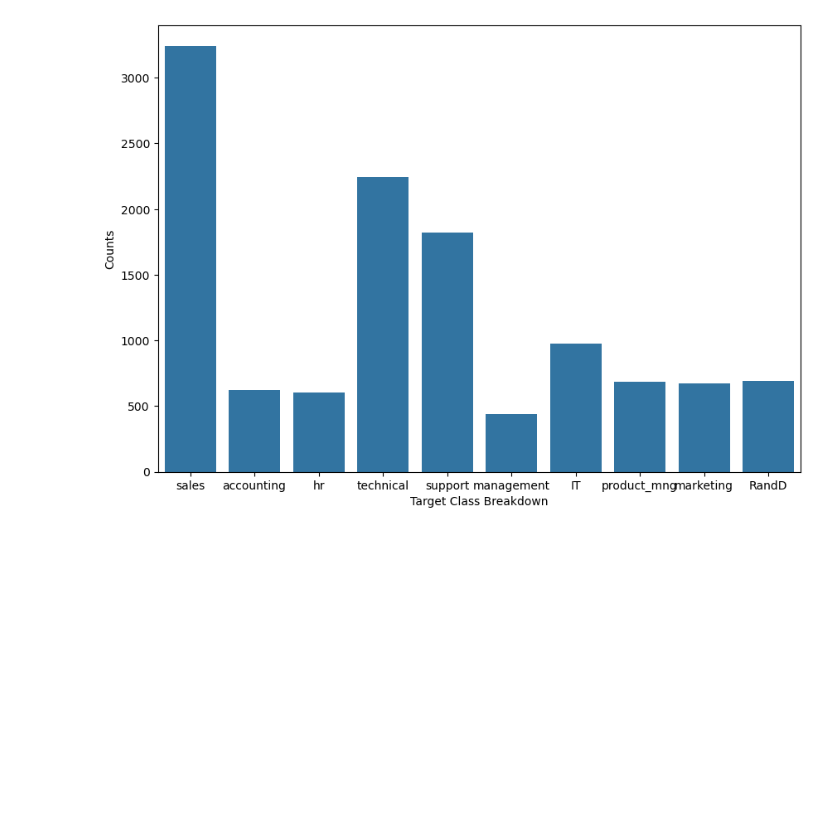
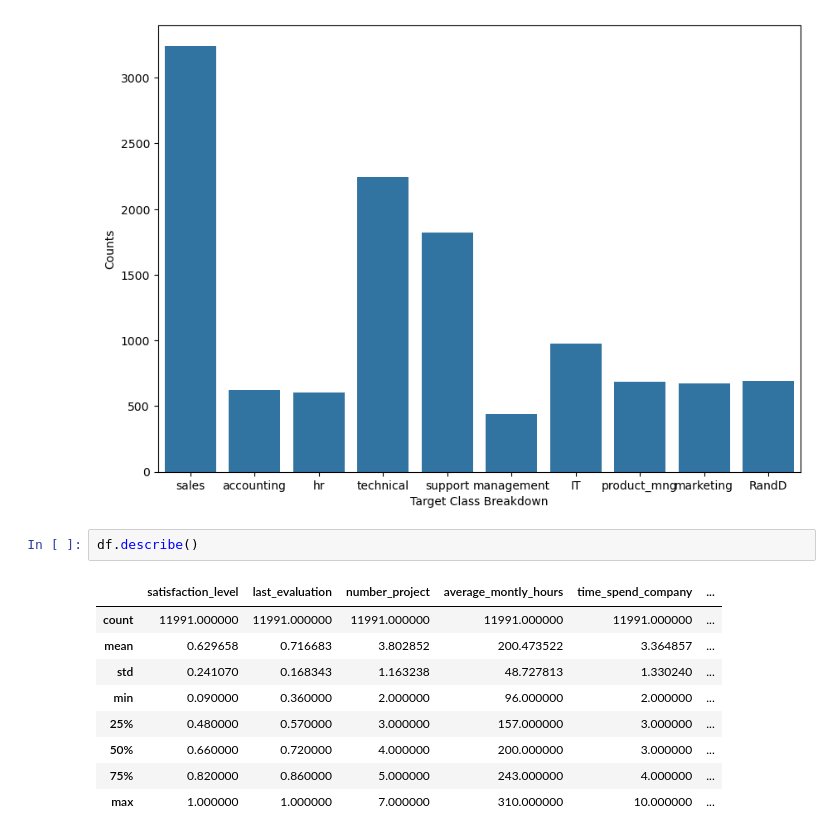
Before and after one commit to MaukanMir/HR-Capstone-Analysis, a Jupyter notebook: training.ipynb, the cells around one changed output. Cells and saved outputs as stored; diff of their text form; blank space fills up the shorter version.

```diff
--- a/training.ipynb
+++ b/training.ipynb
@@ -78,3 +78,15 @@ check_class_imbalance(df["Department"])
 # %% [output]
 [figure]
 [figure]
+# %%
+df.describe()
+# %% [output]
+|  | satisfaction_level | last_evaluation | number_project | average_montly_hours | time_spend_company | ... |
+| count | 11991.000000 | 11991.000000 | 11991.000000 | 11991.000000 | 11991.000000 | ... |
+| mean | 0.629658 | 0.716683 | 3.802852 | 200.473522 | 3.364857 | ... |
+| std | 0.241070 | 0.168343 | 1.163238 | 48.727813 | 1.330240 | ... |
+| min | 0.090000 | 0.360000 | 2.000000 | 96.000000 | 2.000000 | ... |
+| 25% | 0.480000 | 0.570000 | 3.000000 | 157.000000 | 3.000000 | ... |
+| 50% | 0.660000 | 0.720000 | 4.000000 | 200.000000 | 3.000000 | ... |
+| 75% | 0.820000 | 0.860000 | 5.000000 | 243.000000 | 4.000000 | ... |
+| max | 1.000000 | 1.000000 | 7.000000 | 310.000000 | 10.000000 | ... |
```
Also changed, not shown: parts of 3 cells of this notebook.
